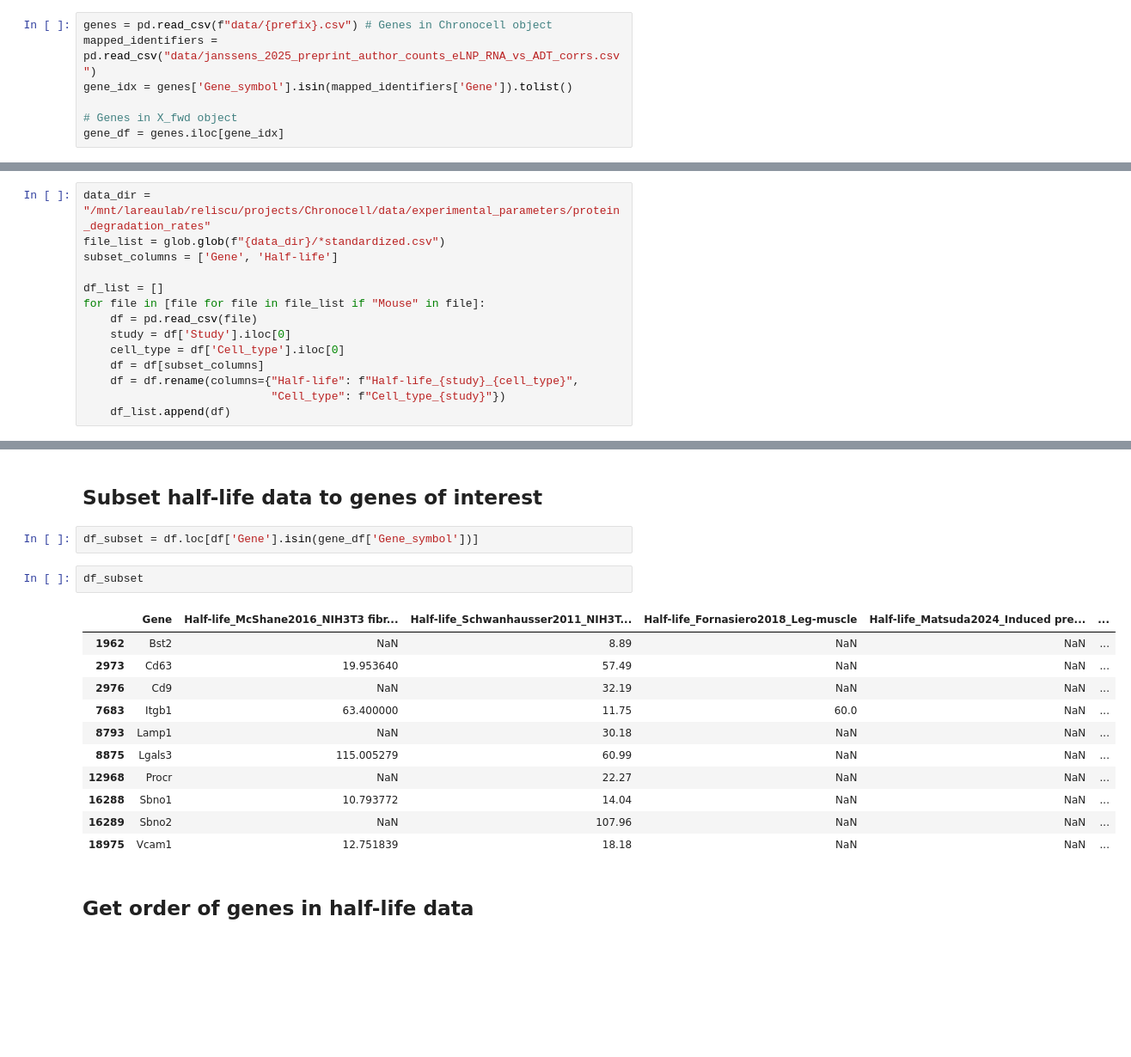
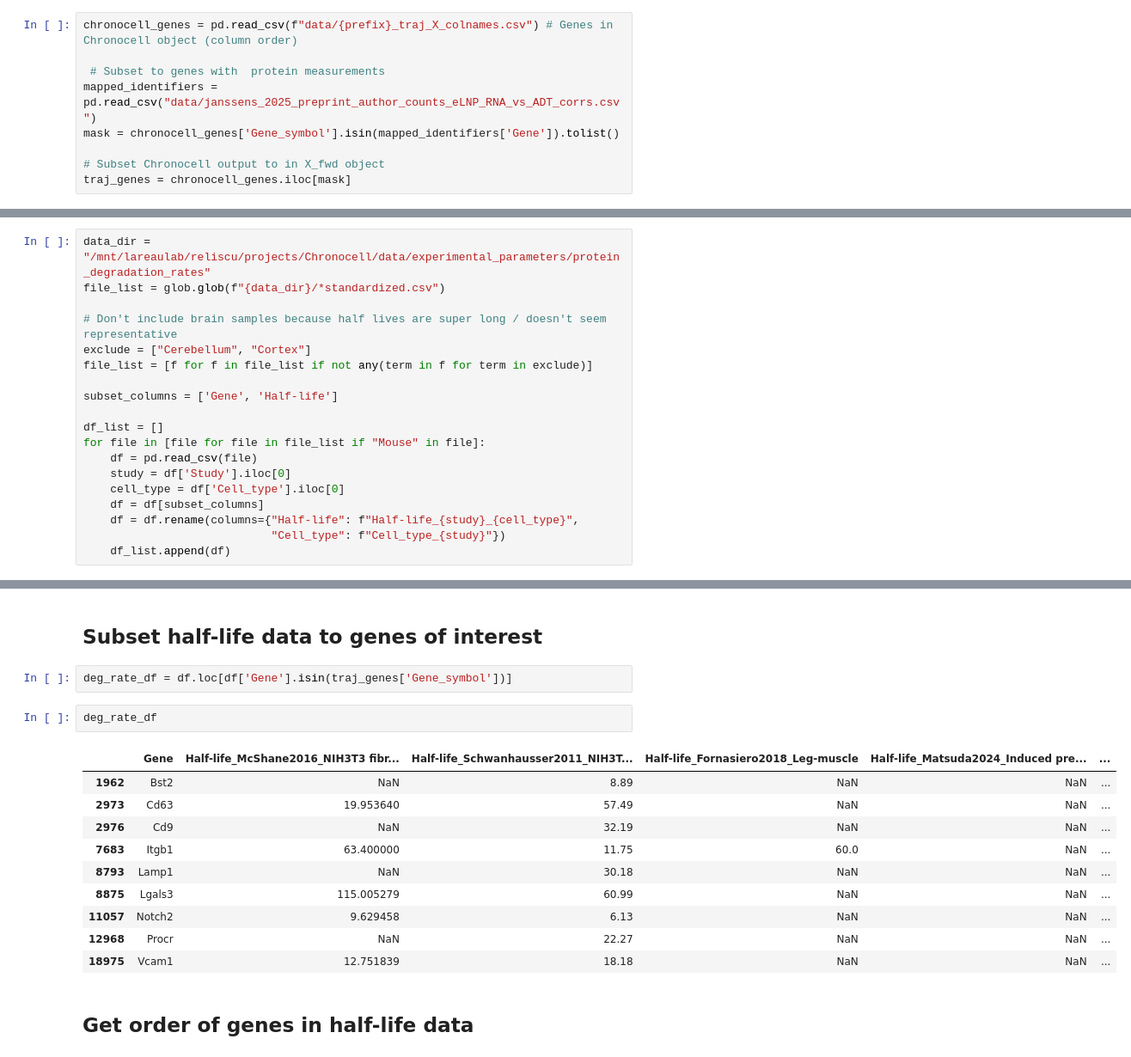
Before and after one commit to reliscu/chronocell_janssens_2025_preprint, a Jupyter notebook: 09_impute_protein_ideal.ipynb, the cells around one changed output, grey strips where cells are left out. Shown at 86% size. Cells and saved outputs as stored; diff of their text form; blank space fills up the shorter version.

```diff
--- a/09_impute_protein_ideal.ipynb
+++ b/09_impute_protein_ideal.ipynb
@@ -17,7 +17,9 @@ prefix = "janssens_2025_preprint_Chronocell_eLNPs_var>1.5_204_fitted_genes"
 # %%
-genes = pd.read_csv(f"data/{prefix}.csv") # Genes in Chronocell object
+chronocell_genes = pd.read_csv(f"data/{prefix}_traj_X_colnames.csv") # Genes in Chronocell object (column order)
+
+ # Subset to genes with  protein measurements
 mapped_identifiers = pd.read_csv("data/janssens_2025_preprint_author_counts_eLNP_RNA_vs_ADT_corrs.csv")
-gene_idx = genes['Gene_symbol'].isin(mapped_identifiers['Gene']).tolist()
+mask = chronocell_genes['Gene_symbol'].isin(mapped_identifiers['Gene']).tolist()
 
-# Genes in X_fwd object
-gene_df = genes.iloc[gene_idx]
+# Subset Chronocell output to in X_fwd object
+traj_genes = chronocell_genes.iloc[mask]
@@ -53,6 +64,11 @@ topo = traj.topo
 # %%
 data_dir = "/mnt/lareaulab/reliscu/projects/Chronocell/data/experimental_parameters/protein_degradation_rates"
 file_list = glob.glob(f"{data_dir}/*standardized.csv")
+
+# Don't include brain samples because half lives are super long / doesn't seem representative
+exclude = ["Cerebellum", "Cortex"]
+file_list = [f for f in file_list if not any(term in f for term in exclude)]
+
 subset_columns = ['Gene', 'Half-life']
 
 df_list = []
@@ -78,20 +94,19 @@ df = reduce(lambda x, y: pd.merge(x, y, on="Gene", how="outer"), df_list)
 # %% [markdown]
 ## Subset half-life data to genes of interest
 # %%
-df_subset = df.loc[df['Gene'].isin(gene_df['Gene_symbol'])]
+deg_rate_df = df.loc[df['Gene'].isin(traj_genes['Gene_symbol'])]
 # %%
-df_subset
+deg_rate_df
 # %% [output]
 |  | Gene | Half-life_McShane2016_NIH3T3 fibr... | Half-life_Schwanhausser2011_NIH3T... | Half-life_Fornasiero2018_Leg-muscle | Half-life_Matsuda2024_Induced pre... | ... |
 | 1962 | Bst2 | NaN | 8.89 | NaN | NaN | ... |
 | 2973 | Cd63 | 19.953640 | 57.49 | NaN | NaN | ... |
 | 2976 | Cd9 | NaN | 32.19 | NaN | NaN | ... |
 | 7683 | Itgb1 | 63.400000 | 11.75 | 60.0 | NaN | ... |
 | 8793 | Lamp1 | NaN | 30.18 | NaN | NaN | ... |
 | 8875 | Lgals3 | 115.005279 | 60.99 | NaN | NaN | ... |
+| 11057 | Notch2 | 9.629458 | 6.13 | NaN | NaN | ... |
 | 12968 | Procr | NaN | 22.27 | NaN | NaN | ... |
-| 16288 | Sbno1 | 10.793772 | 14.04 | NaN | NaN | ... |
-| 16289 | Sbno2 | NaN | 107.96 | NaN | NaN | ... |
 | 18975 | Vcam1 | 12.751839 | 18.18 | NaN | NaN | ... |
 # %% [markdown]
 ## Get order of genes in half-life data
```
Also changed, not shown: parts of 27 cells of this notebook, 5 other files.
